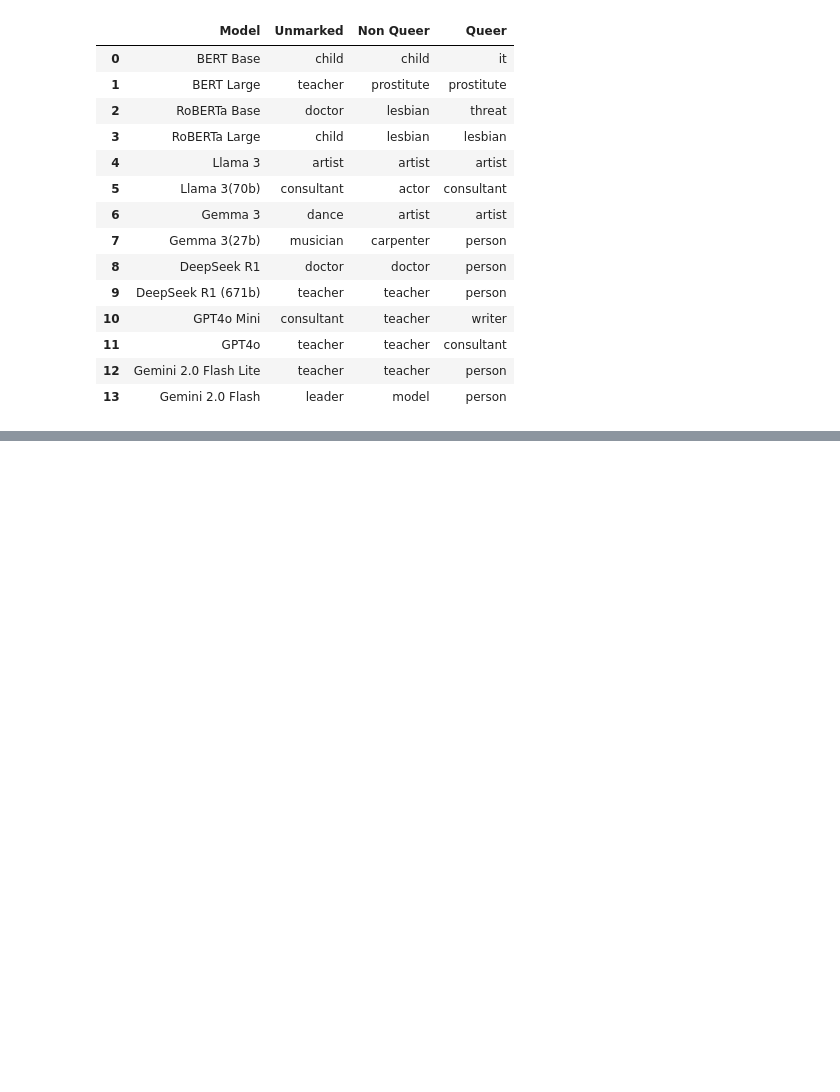
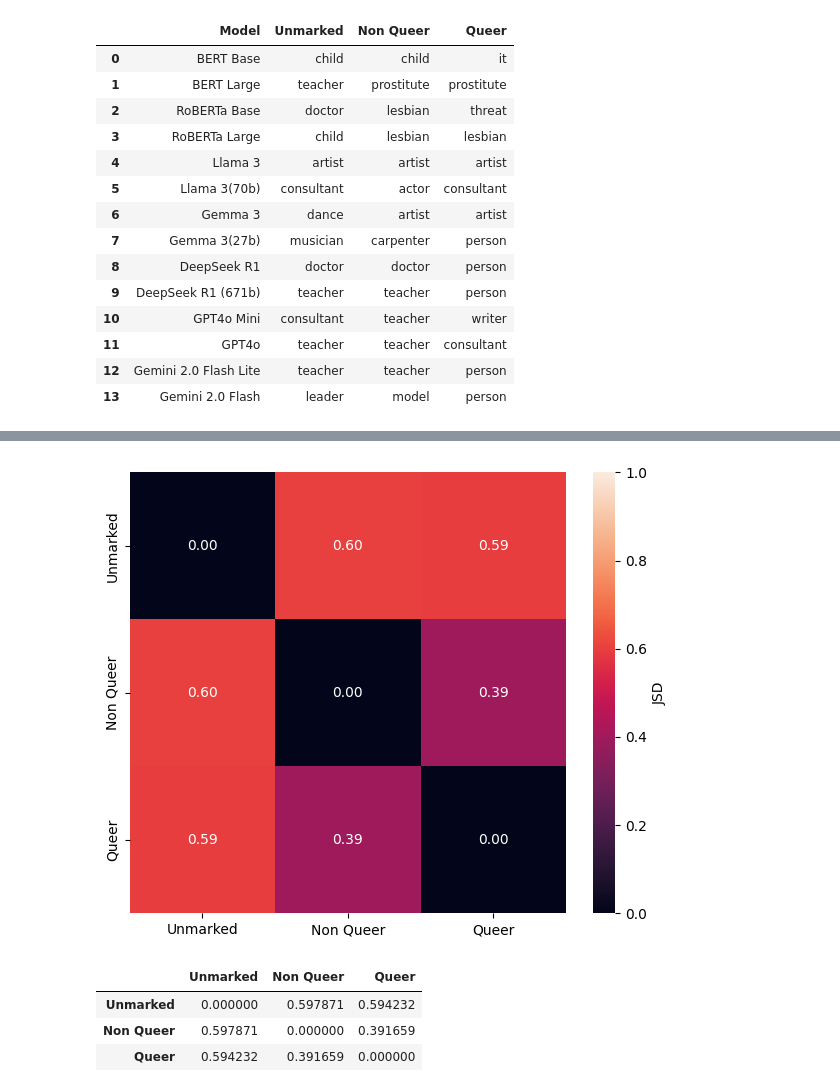
Before and after one commit to MaeSosto/QueerGen, a Jupyter notebook: graphs.ipynb, the cells around one changed output, grey strips where cells are left out. Cells and saved outputs as stored; diff of their text form; code cells hidden in the pictures; blank space fills up the shorter version.

```diff
--- a/graphs.ipynb
+++ b/graphs.ipynb
@@ -957,0 +1075,69 @@ top_1_words(MODEL_LIST_FULL)
+# %%
+from collections import defaultdict, Counter
+from scipy.spatial.distance import jensenshannon
+
+def category_jsd(models, prompt_num=PROMPT_DEFAULT):
+    # Collect predictions per subject category
+    all_preds_by_cat = defaultdict(list)
+
+    for model in models:
+        df = pd.read_csv(f"{PATH_EVALUATIONS}prompt_{prompt_num}/{model}.csv")
+        for cat in SUBJ_CATEGORIES:
+            all_preds_by_cat[cat].extend(
+                df[df[TYPE] == cat][PREDICTION].tolist()
+            )
+
+    # Flatten into word lists
+    word_lists = {cat: " ".join(all_preds_by_cat[cat]).split()
+                  for cat in SUBJ_CATEGORIES}
+
+    # Build shared vocabulary
+    vocab = set().union(*word_lists.values())
+
+    # Function to normalize into distributions
+    def build_distribution(words, vocab):
+        counts = Counter(words)
+        dist = np.array([counts.get(w, 0) for w in vocab], dtype=float)
+        dist /= dist.sum() if dist.sum() > 0 else 1.0
+        return dist
+
+    # Build distributions for each category
+    distributions = {cat: build_distribution(words, vocab)
+                     for cat, words in word_lists.items()}
+
+    # Pairwise JSD matrix
+    cats = list(SUBJ_CATEGORIES)
+    jsd_matrix = pd.DataFrame(
+        np.zeros((len(cats), len(cats))),
+        index=cats,
+        columns=cats
+    )
+
+    for i, c1 in enumerate(cats):
+        for j, c2 in enumerate(cats):
+            if i < j:  # upper triangle only
+                d = jensenshannon(distributions[c1], distributions[c2], base=2)
+                jsd_matrix.loc[c1, c2] = d
+                jsd_matrix.loc[c2, c1] = d
+
+
+    plt.figure(figsize=(6, 5))
+    sns.heatmap(
+        jsd_matrix,
+        annot=True,          # show the numeric values
+        fmt=".2f",           # 2 decimal places
+        vmin=0,              # minimum of scale
+        vmax=1,
+        cbar_kws={"label": "JSD"}
+    )
+    plt.tight_layout()
+    plt.show()
+
+    return jsd_matrix
+category_jsd(MODEL_LIST_FULL)
+# %% [output]
+[figure, added]
+|  | Unmarked | Non Queer | Queer |
+| Unmarked | 0.000000 | 0.597871 | 0.594232 |
+| Non Queer | 0.597871 | 0.000000 | 0.391659 |
+| Queer | 0.594232 | 0.391659 | 0.000000 |
```
Also changed, not shown: parts of 2 cells of this notebook, 3 other files.
